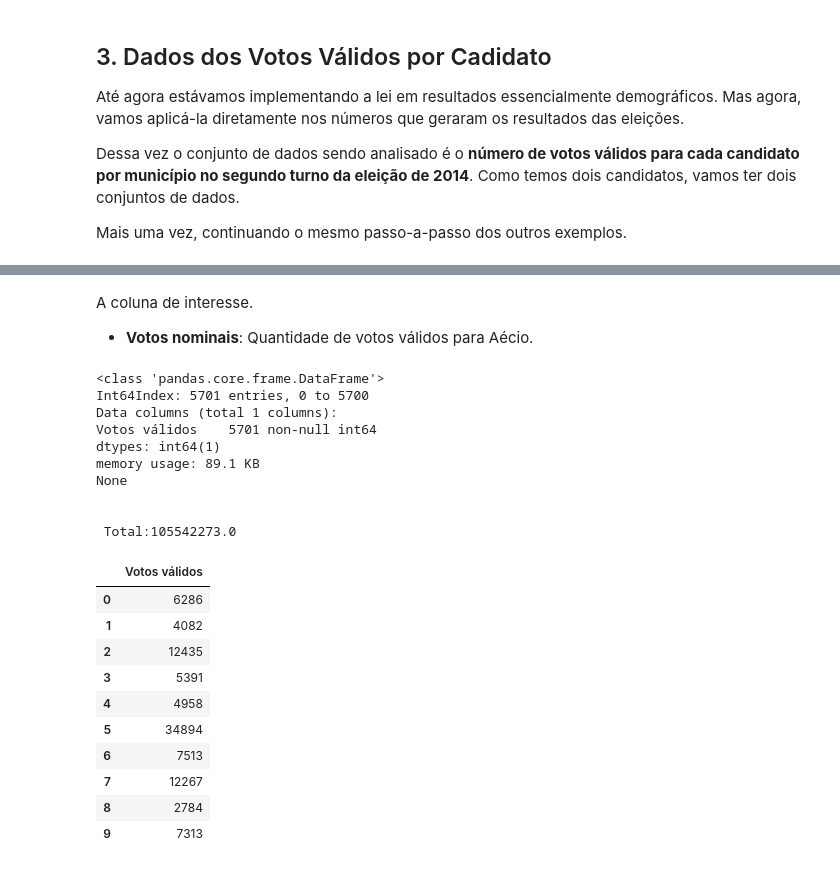
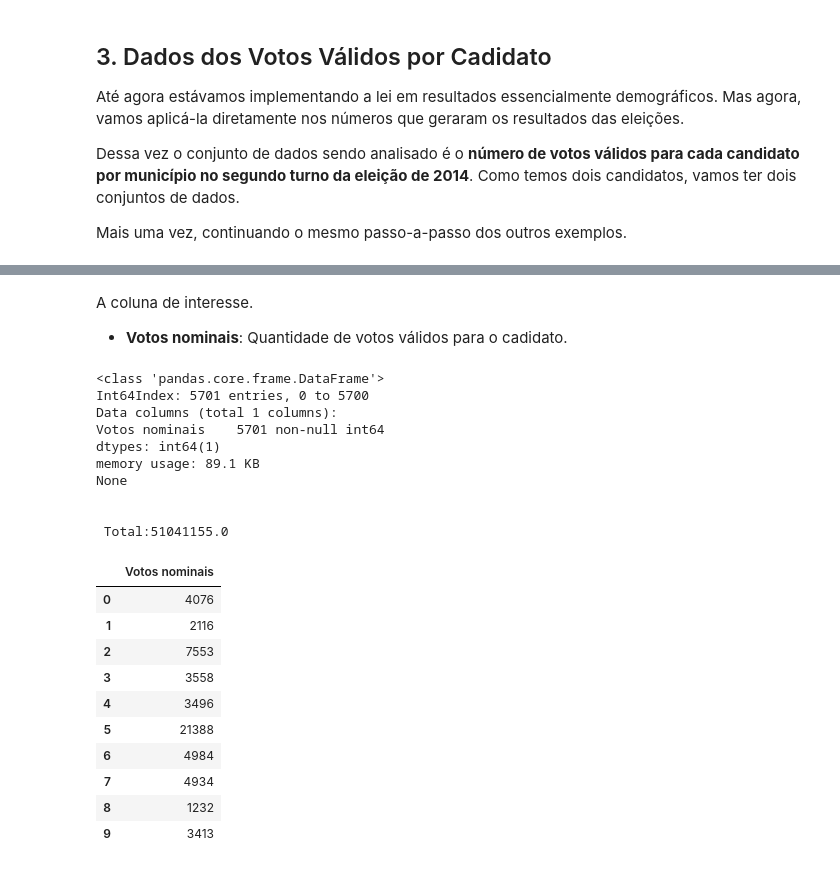
Before and after one commit to Fernandohf/Benford-s-Law, a Jupyter notebook: Lei de Bendford.ipynb, the cells around one changed output, grey strips where cells are left out. Drawn from its saved outputs; the diff is of its cells as text; code cells hidden in the pictures.

```diff
--- a/Lei de Bendford.ipynb
+++ b/Lei de Bendford.ipynb
@@ -376,33 +433,33 @@ None
 # %% [markdown]
 A coluna de interesse.
 
- - **Votos nominais**: Quantidade de votos válidos para Aécio.
+ - **Votos nominais**: Quantidade de votos válidos para o cadidato.
 # %%
 # Filtra os dados
-col3 = "Votos válidos"
+col3 = "Votos nominais"
 
 
 # Após o filtro
 aecio = filter_and_clean(aecio, col3)
 # %% [output]
 <class 'pandas.core.frame.DataFrame'>
 Int64Index: 5701 entries, 0 to 5700
 Data columns (total 1 columns):
-Votos válidos    5701 non-null int64
+Votos nominais    5701 non-null int64
 dtypes: int64(1)
 memory usage: 89.1 KB
 None
 
 
- Total:105542273.0
+ Total:51041155.0
-|  | Votos válidos |
-| 0 | 6286 |
-| 1 | 4082 |
-| 2 | 12435 |
-| 3 | 5391 |
-| 4 | 4958 |
-| 5 | 34894 |
-| 6 | 7513 |
-| 7 | 12267 |
-| 8 | 2784 |
-| 9 | 7313 |
+|  | Votos nominais |
+| 0 | 4076 |
+| 1 | 2116 |
+| 2 | 7553 |
+| 3 | 3558 |
+| 4 | 3496 |
+| 5 | 21388 |
+| 6 | 4984 |
+| 7 | 4934 |
+| 8 | 1232 |
+| 9 | 3413 |
```
Also changed, not shown: parts of 12 cells of this notebook.
